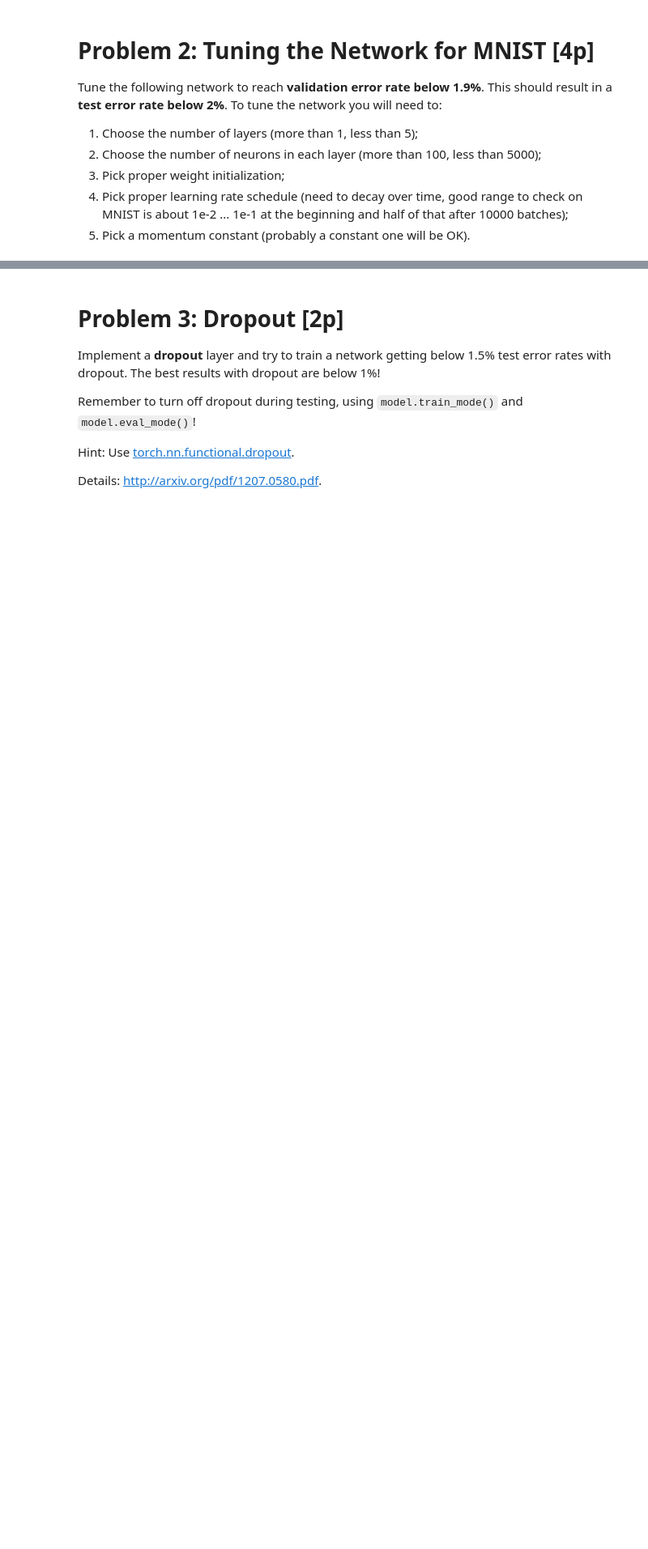
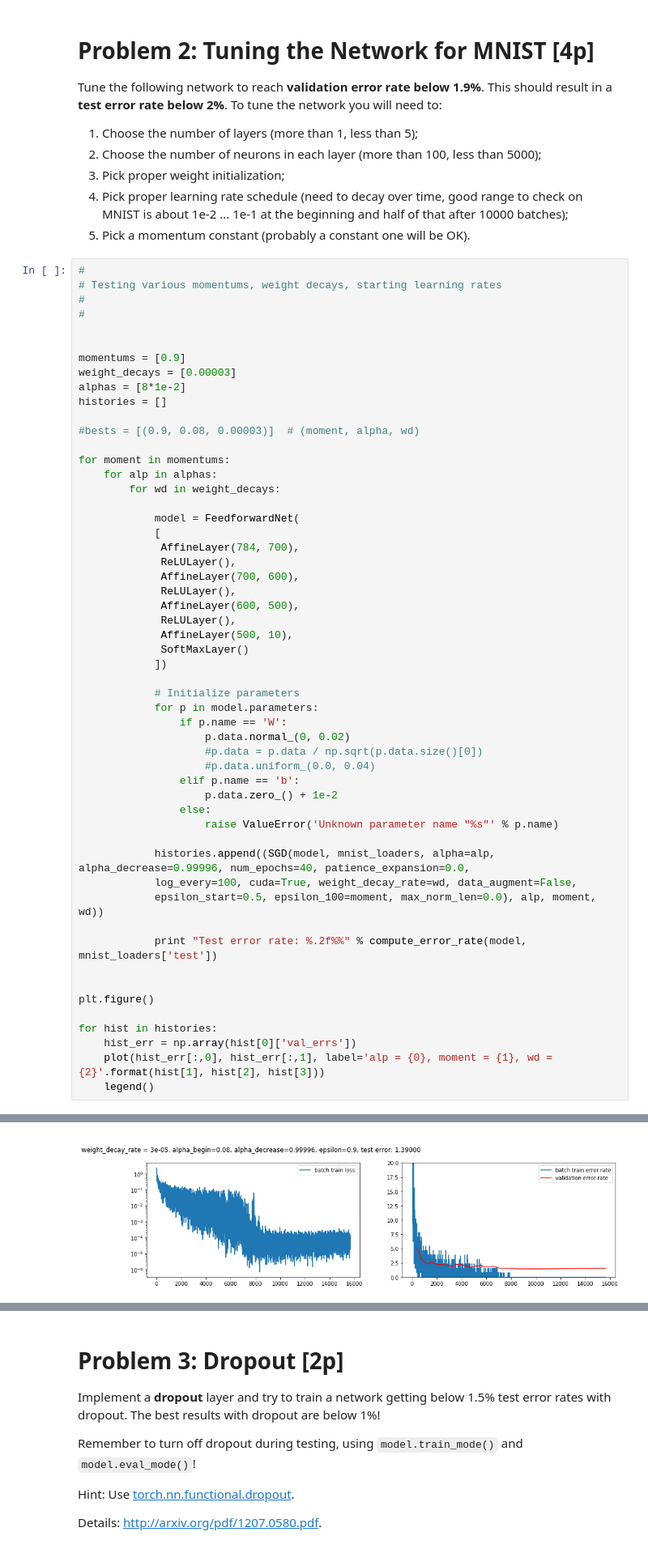
Before and after one commit to Satyrr/University, a Jupyter notebook: Neural Networks/assignment4/Assignment4.ipynb, the cells around one changed output, grey strips where cells are left out. Shown at 81% size. Drawn from its saved outputs; the diff is of its cells as text; blank space fills up the shorter version.

```diff
--- a/Neural Networks/assignment4/Assignment4.ipynb
+++ b/Neural Networks/assignment4/Assignment4.ipynb
@@ -456,3 +540,58 @@ tune the network you will need to:
     good range to check on MNIST is about 1e-2 ... 1e-1 at the beginning and
     half of that after 10000 batches);
 5. Pick a momentum constant (probably a constant one will be OK).
+# %%
+#
+# Testing various momentums, weight decays, starting learning rates
+#
+#
+
+
+momentums = [0.9]
+weight_decays = [0.00003]
+alphas = [8*1e-2]
+histories = []
+
+#bests = [(0.9, 0.08, 0.00003)]  # (moment, alpha, wd)
+
+for moment in momentums:
+    for alp in alphas:
+        for wd in weight_decays:
+
+            model = FeedforwardNet(
+            [
+             AffineLayer(784, 700),
+             ReLULayer(),
+             AffineLayer(700, 600),
+             ReLULayer(),
+             AffineLayer(600, 500),
+             ReLULayer(),
+             AffineLayer(500, 10),
+             SoftMaxLayer()
+            ])
+
+            # Initialize parameters
+            for p in model.parameters:
+                if p.name == 'W':
+                    p.data.normal_(0, 0.02)
+                    #p.data = p.data / np.sqrt(p.data.size()[0])
+                    #p.data.uniform_(0.0, 0.04)
+                elif p.name == 'b':
+                    p.data.zero_() + 1e-2
+                else:
+                    raise ValueError('Unknown parameter name "%s"' % p.name)
+
+            histories.append((SGD(model, mnist_loaders, alpha=alp, alpha_decrease=0.99996, num_epochs=40, patience_expansion=0.0,
+            log_every=100, cuda=True, weight_decay_rate=wd, data_augment=False,
+            epsilon_start=0.5, epsilon_100=moment, max_norm_len=0.0), alp, moment, wd))
+
+            print "Test error rate: %.2f%%" % compute_error_rate(model, mnist_loaders['test'])
+
+
+plt.figure()
+
+for hist in histories:
+    hist_err = np.array(hist[0]['val_errs'])
+    plot(hist_err[:,0], hist_err[:,1], label='alp = {0}, moment = {1}, wd = {2}'.format(hist[1], hist[2], hist[3]))
+    legend()
+# %% [output]
@@ -458,0 +615 @@ tune the network you will need to:
+[figure, added]
```
Also changed, not shown: parts of 21 cells of this notebook, 8 other files.
